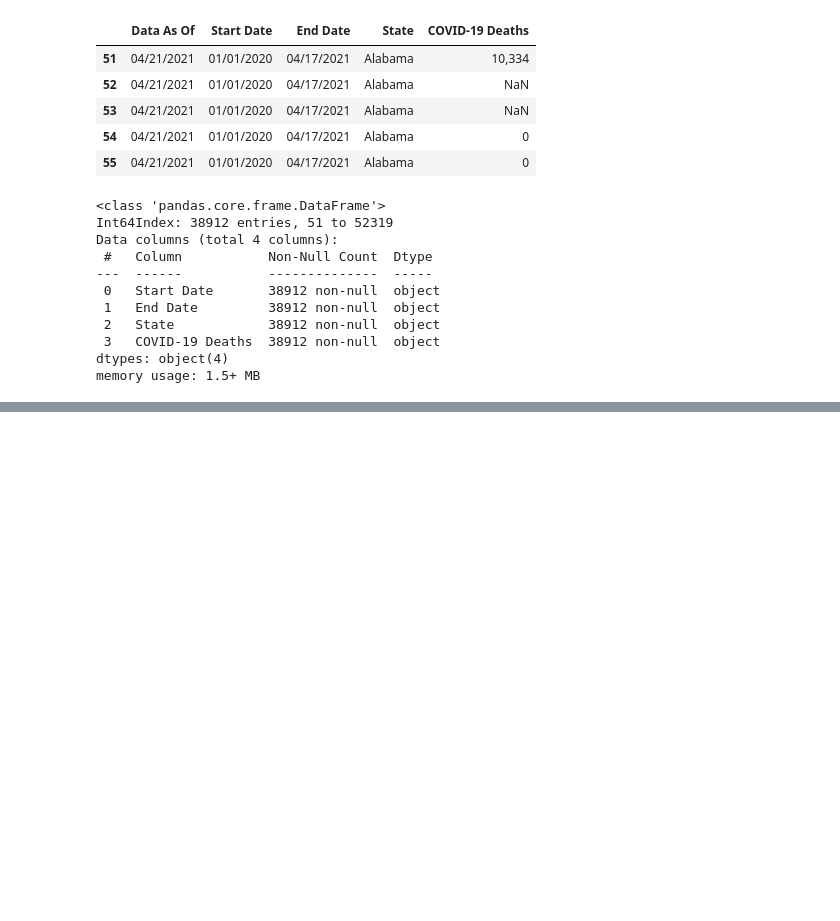
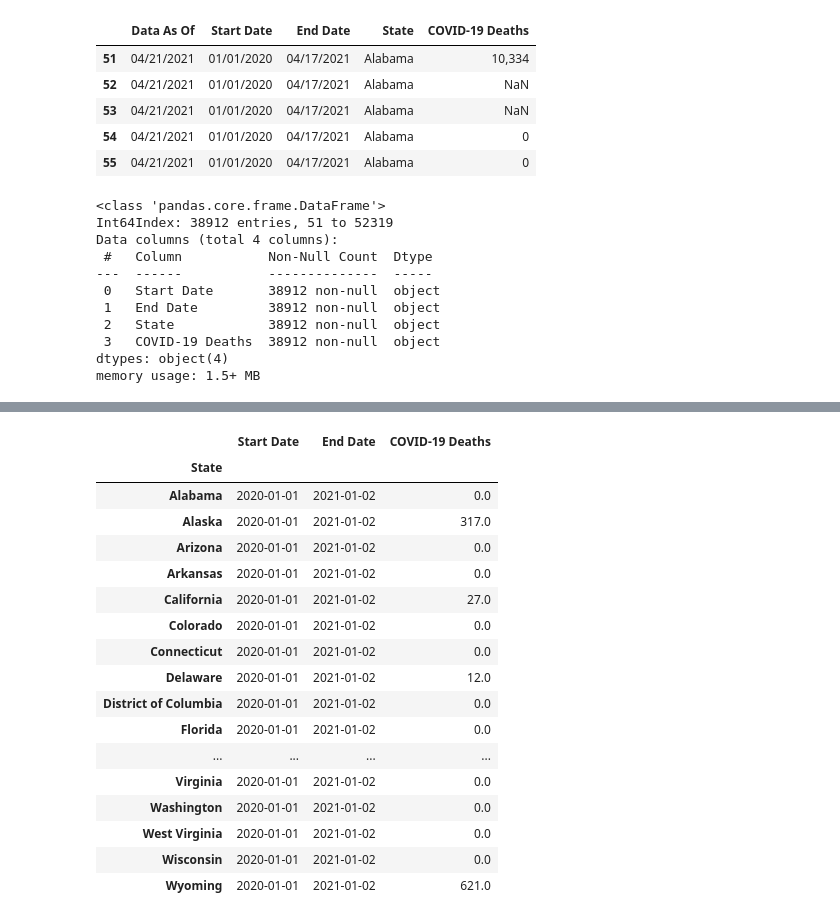
Before and after one commit to itsjonlau/Final-Project, a Jupyter notebook: justin/cleaning_dropping_data.ipynb, the cells around one changed output, grey strips where cells are left out. Drawn from its saved outputs; the diff is of its cells as text; code cells hidden in the pictures; blank space fills up the shorter version.

```diff
--- a/justin/cleaning_dropping_data.ipynb
+++ b/justin/cleaning_dropping_data.ipynb
@@ -66,4 +66,4 @@ memory usage: 1.5+ MB
 # %%
 deaths_df[['Start Date','End Date']] = deaths_df[['Start Date', 'End Date']].apply(pd.to_datetime)
 # %%
-deaths_df['COVID-19 Deaths'] = deaths_df['COVID-19 Deaths'].astype('float64')
+deaths_df['COVID-19 Deaths'] = pd.to_numeric(deaths_df['COVID-19 Deaths'], errors = 'coerce')
@@ -71,0 +127,22 @@ ValueError: could not convert string to float: '10,334'
+# %%
+preevax = deaths_df.groupby('State').first()
+preevax
+# %% [output]
+|  | Start Date | End Date | COVID-19 Deaths |
+| State |  |  |  |
+| Alabama | 2020-01-01 | 2021-01-02 | 0.0 |
+| Alaska | 2020-01-01 | 2021-01-02 | 317.0 |
+| Arizona | 2020-01-01 | 2021-01-02 | 0.0 |
+| Arkansas | 2020-01-01 | 2021-01-02 | 0.0 |
+| California | 2020-01-01 | 2021-01-02 | 27.0 |
+| Colorado | 2020-01-01 | 2021-01-02 | 0.0 |
+| Connecticut | 2020-01-01 | 2021-01-02 | 0.0 |
+| Delaware | 2020-01-01 | 2021-01-02 | 12.0 |
+| District of Columbia | 2020-01-01 | 2021-01-02 | 0.0 |
+| Florida | 2020-01-01 | 2021-01-02 | 0.0 |
+| ... | ... | ... | ... |
+| Virginia | 2020-01-01 | 2021-01-02 | 0.0 |
+| Washington | 2020-01-01 | 2021-01-02 | 0.0 |
+| West Virginia | 2020-01-01 | 2021-01-02 | 0.0 |
+| Wisconsin | 2020-01-01 | 2021-01-02 | 0.0 |
+| Wyoming | 2020-01-01 | 2021-01-02 | 621.0 |
```
Also changed, not shown: parts of 9 cells of this notebook.
